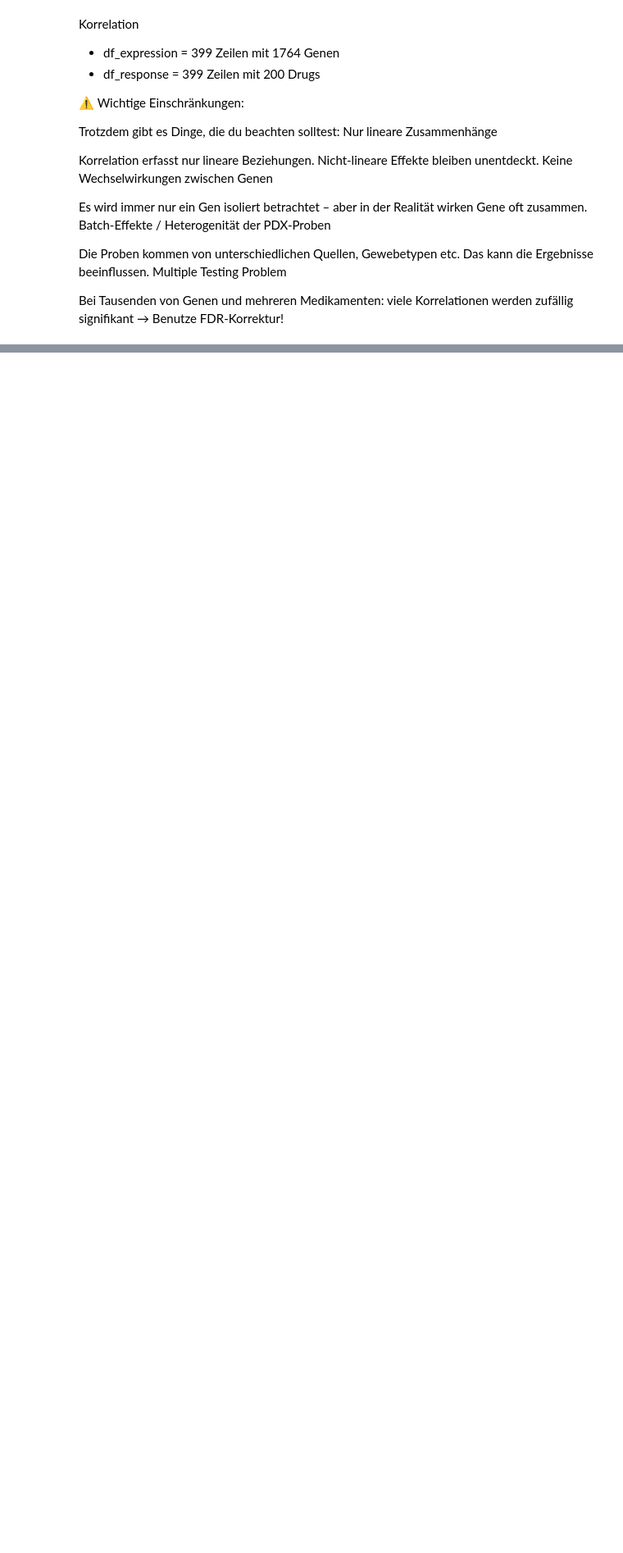
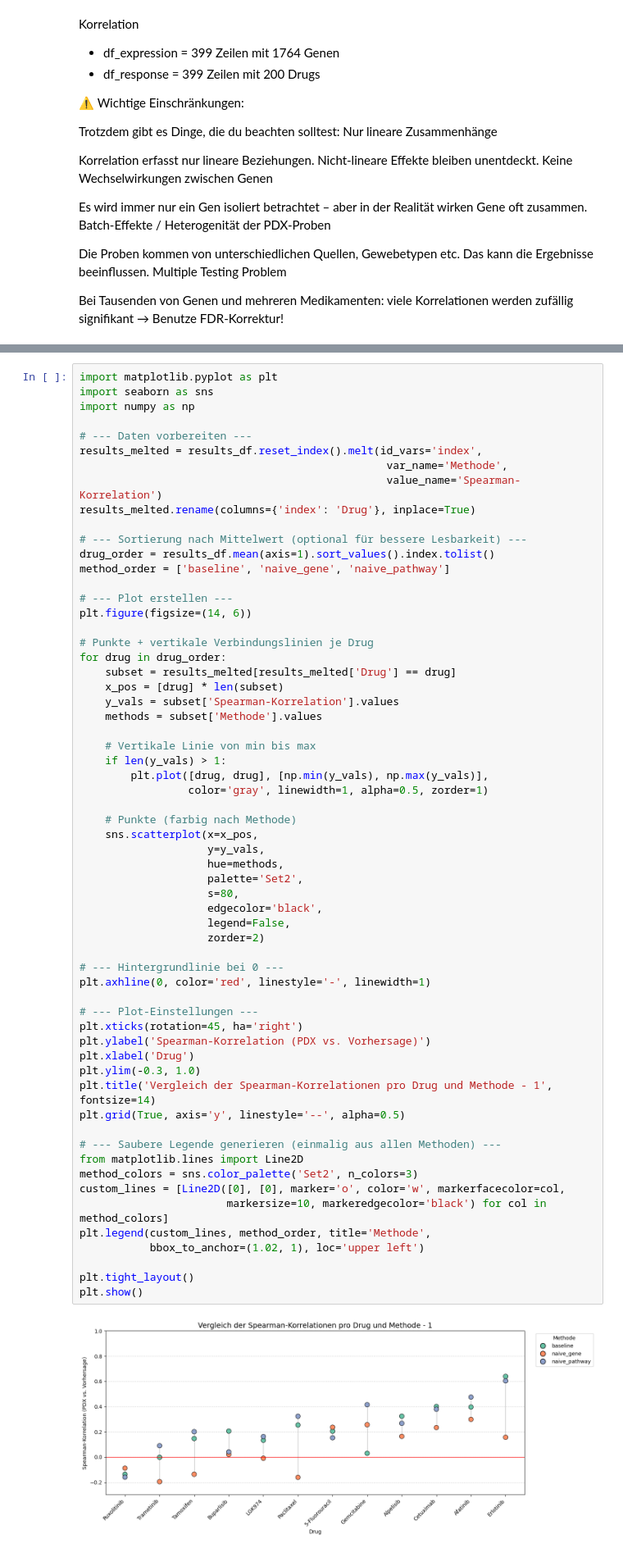
Before and after one commit to txm0324/Bachelor-Thesis, a Jupyter notebook: TUGDA/MSE_Analysis.ipynb, the cells around one changed output, grey strips where cells are left out. Shown at 82% size. Cells and saved outputs as stored; diff of their text form; blank space fills up the shorter version.

```diff
--- a/TUGDA/MSE_Analysis.ipynb
+++ b/TUGDA/MSE_Analysis.ipynb
@@ -654,0 +901,63 @@ Bei Tausenden von Genen und mehreren Medikamenten: viele Korrelationen werden zu
+# %%
+import matplotlib.pyplot as plt
+import seaborn as sns
+import numpy as np
+
+# --- Daten vorbereiten ---
+results_melted = results_df.reset_index().melt(id_vars='index',
+                                                var_name='Methode',
+                                                value_name='Spearman-Korrelation')
+results_melted.rename(columns={'index': 'Drug'}, inplace=True)
+
+# --- Sortierung nach Mittelwert (optional für bessere Lesbarkeit) ---
+drug_order = results_df.mean(axis=1).sort_values().index.tolist()
+method_order = ['baseline', 'naive_gene', 'naive_pathway']
+
+# --- Plot erstellen ---
+plt.figure(figsize=(14, 6))
+
+# Punkte + vertikale Verbindungslinien je Drug
+for drug in drug_order:
+    subset = results_melted[results_melted['Drug'] == drug]
+    x_pos = [drug] * len(subset)
+    y_vals = subset['Spearman-Korrelation'].values
+    methods = subset['Methode'].values
+
+    # Vertikale Linie von min bis max
+    if len(y_vals) > 1:
+        plt.plot([drug, drug], [np.min(y_vals), np.max(y_vals)],
+                 color='gray', linewidth=1, alpha=0.5, zorder=1)
+
+    # Punkte (farbig nach Methode)
+    sns.scatterplot(x=x_pos,
+                    y=y_vals,
+                    hue=methods,
+                    palette='Set2',
+                    s=80,
+                    edgecolor='black',
+                    legend=False,
+                    zorder=2)
+
+# --- Hintergrundlinie bei 0 ---
+plt.axhline(0, color='red', linestyle='-', linewidth=1)
+
+# --- Plot-Einstellungen ---
+plt.xticks(rotation=45, ha='right')
+plt.ylabel('Spearman-Korrelation (PDX vs. Vorhersage)')
+plt.xlabel('Drug')
+plt.ylim(-0.3, 1.0)
+plt.title('Vergleich der Spearman-Korrelationen pro Drug und Methode - 1', fontsize=14)
+plt.grid(True, axis='y', linestyle='--', alpha=0.5)
+
+# --- Saubere Legende generieren (einmalig aus allen Methoden) ---
+from matplotlib.lines import Line2D
+method_colors = sns.color_palette('Set2', n_colors=3)
+custom_lines = [Line2D([0], [0], marker='o', color='w', markerfacecolor=col,
+                       markersize=10, markeredgecolor='black') for col in method_colors]
+plt.legend(custom_lines, method_order, title='Methode',
+           bbox_to_anchor=(1.02, 1), loc='upper left')
+
+plt.tight_layout()
+plt.show()
+# %% [output]
+[figure, added]
```
Also changed, not shown: parts of 19 cells of this notebook, 4 other files.
